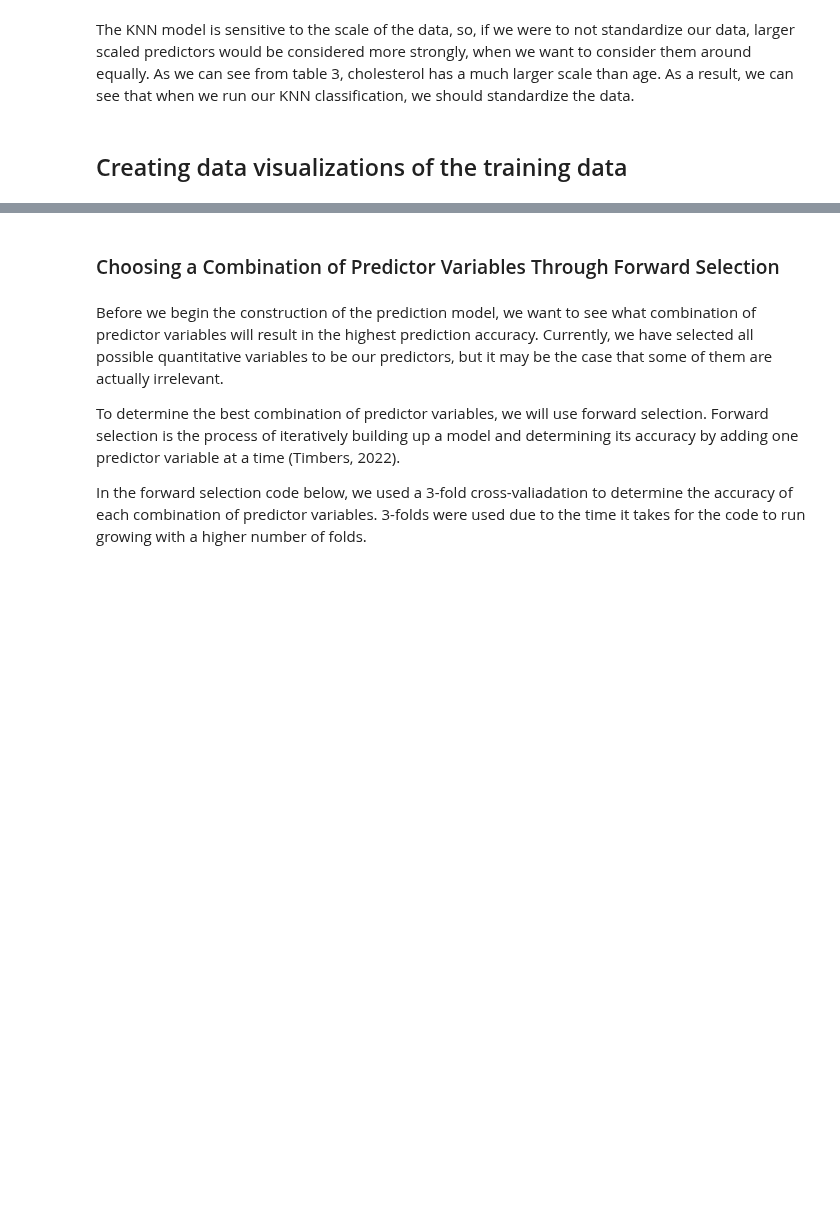
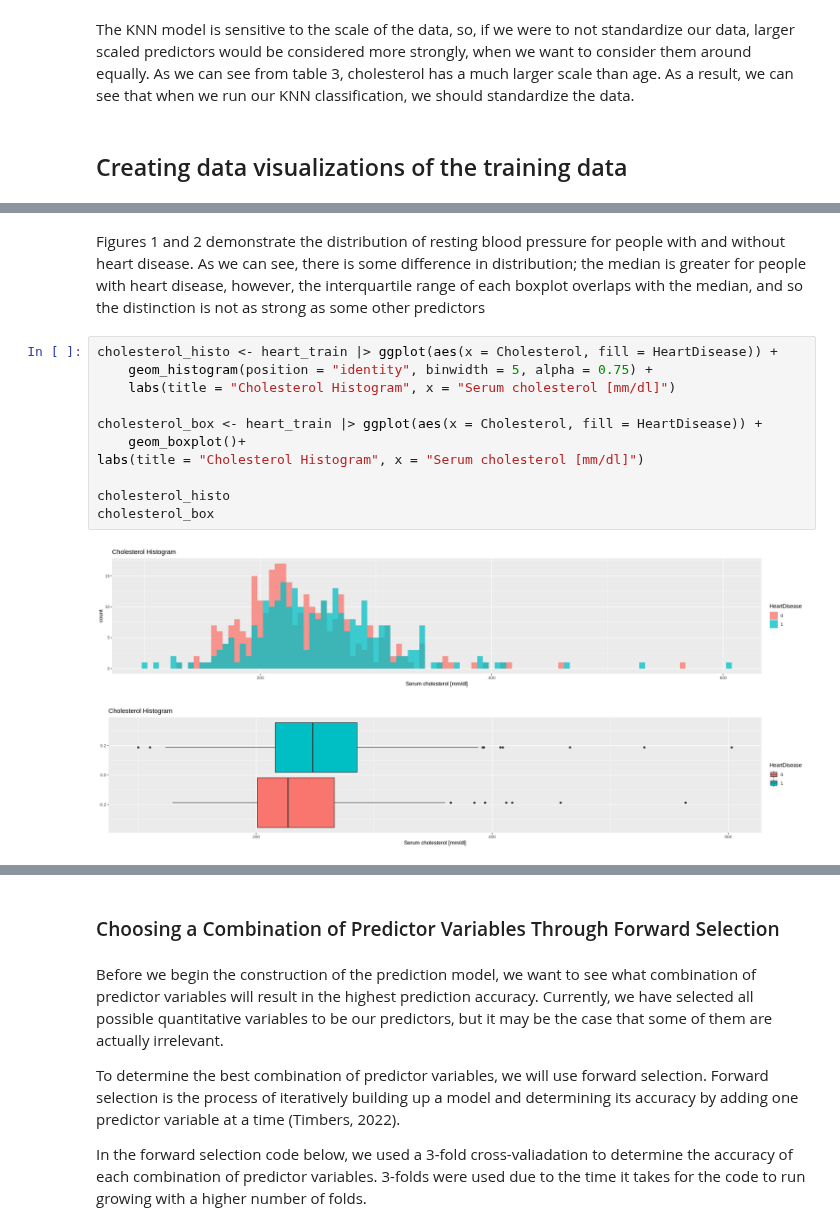
Before and after one commit to josephsoo/dsci_100_group_12, a Jupyter notebook: Project report.ipynb, the cells around one changed output, grey strips where cells are left out. Drawn from its saved outputs; the diff is of its cells as text; blank space fills up the shorter version.

```diff
--- a/Project report.ipynb
+++ b/Project report.ipynb
@@ -225,0 +207,16 @@ Figure 1: Predictor Histograms
+# %% [markdown]
+Figures 1 and 2 demonstrate the distribution of resting blood pressure for people with and without heart disease. As we can see, there is some difference in distribution; the median is greater for people with heart disease, however, the interquartile range of each boxplot overlaps with the median, and so the distinction is not as strong as some other predictors
+# %%
+cholesterol_histo <- heart_train |> ggplot(aes(x = Cholesterol, fill = HeartDisease)) +
+    geom_histogram(position = "identity", binwidth = 5, alpha = 0.75) +
+    labs(title = "Cholesterol Histogram", x = "Serum cholesterol [mm/dl]")
+
+cholesterol_box <- heart_train |> ggplot(aes(x = Cholesterol, fill = HeartDisease)) +
+    geom_boxplot()+
+labs(title = "Cholesterol Histogram", x = "Serum cholesterol [mm/dl]")
+
+cholesterol_histo
+cholesterol_box
+# %% [output]
+[figure, added]
+[figure, added]
```
Also changed, not shown: parts of 14 cells of this notebook.
